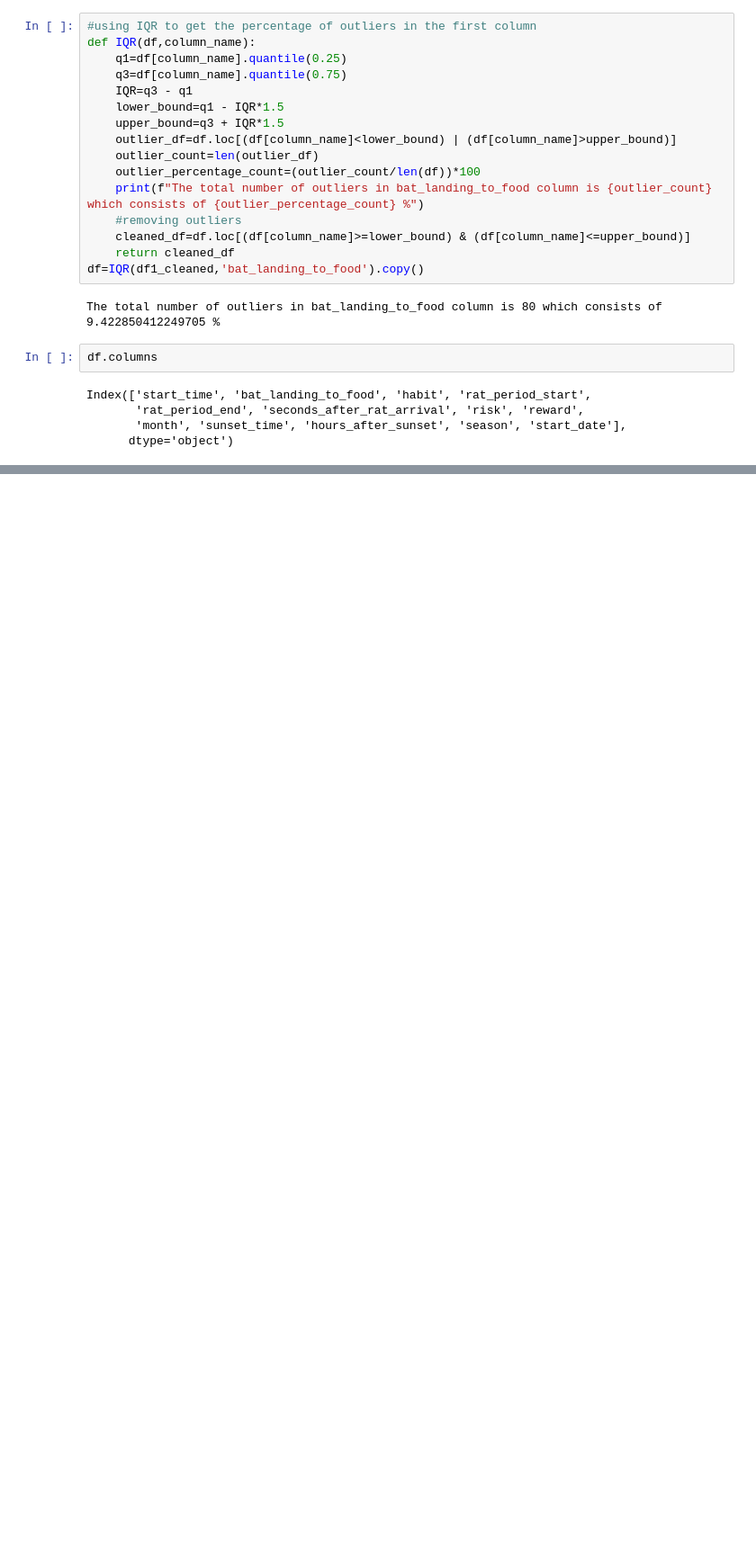
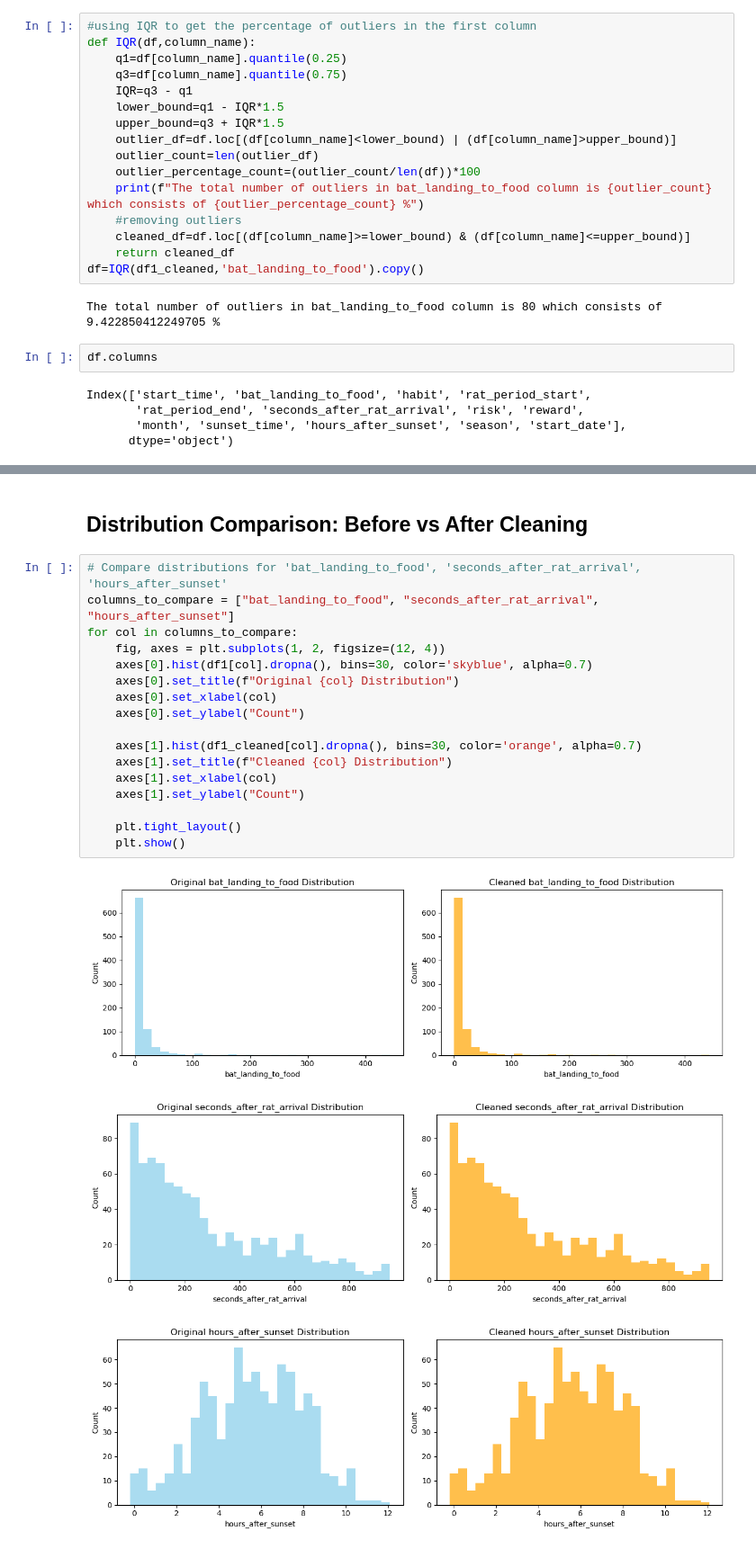
Before and after one commit to Harmonica2001/HIT_140_assessment_2, a Jupyter notebook: Assessment2.ipynb, the cells around one changed output, grey strips where cells are left out. Shown at 90% size. Drawn from its saved outputs; the diff is of its cells as text; blank space fills up the shorter version.

```diff
--- a/Assessment2.ipynb
+++ b/Assessment2.ipynb
@@ -259,0 +271,23 @@ Index(['start_time', 'bat_landing_to_food', 'habit', 'rat_period_start',
+# %% [markdown]
+## Distribution Comparison: Before vs After Cleaning
+# %%
+# Compare distributions for 'bat_landing_to_food', 'seconds_after_rat_arrival', 'hours_after_sunset'
+columns_to_compare = ["bat_landing_to_food", "seconds_after_rat_arrival", "hours_after_sunset"]
+for col in columns_to_compare:
+    fig, axes = plt.subplots(1, 2, figsize=(12, 4))
+    axes[0].hist(df1[col].dropna(), bins=30, color='skyblue', alpha=0.7)
+    axes[0].set_title(f"Original {col} Distribution")
+    axes[0].set_xlabel(col)
+    axes[0].set_ylabel("Count")
+
+    axes[1].hist(df1_cleaned[col].dropna(), bins=30, color='orange', alpha=0.7)
+    axes[1].set_title(f"Cleaned {col} Distribution")
+    axes[1].set_xlabel(col)
+    axes[1].set_ylabel("Count")
+
+    plt.tight_layout()
+    plt.show()
+# %% [output]
+[figure, added]
+[figure, added]
+[figure, added]
```
Also changed, not shown: parts of 23 cells of this notebook.
